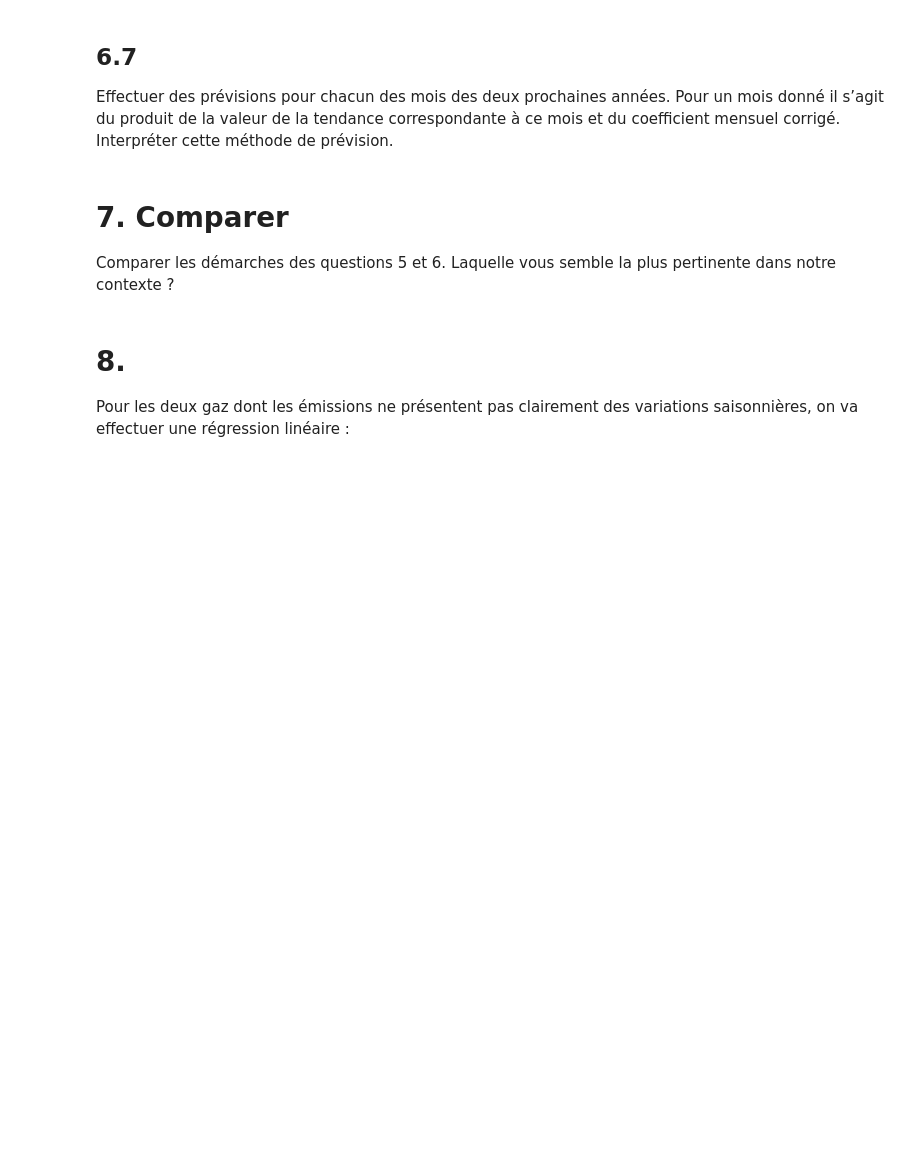
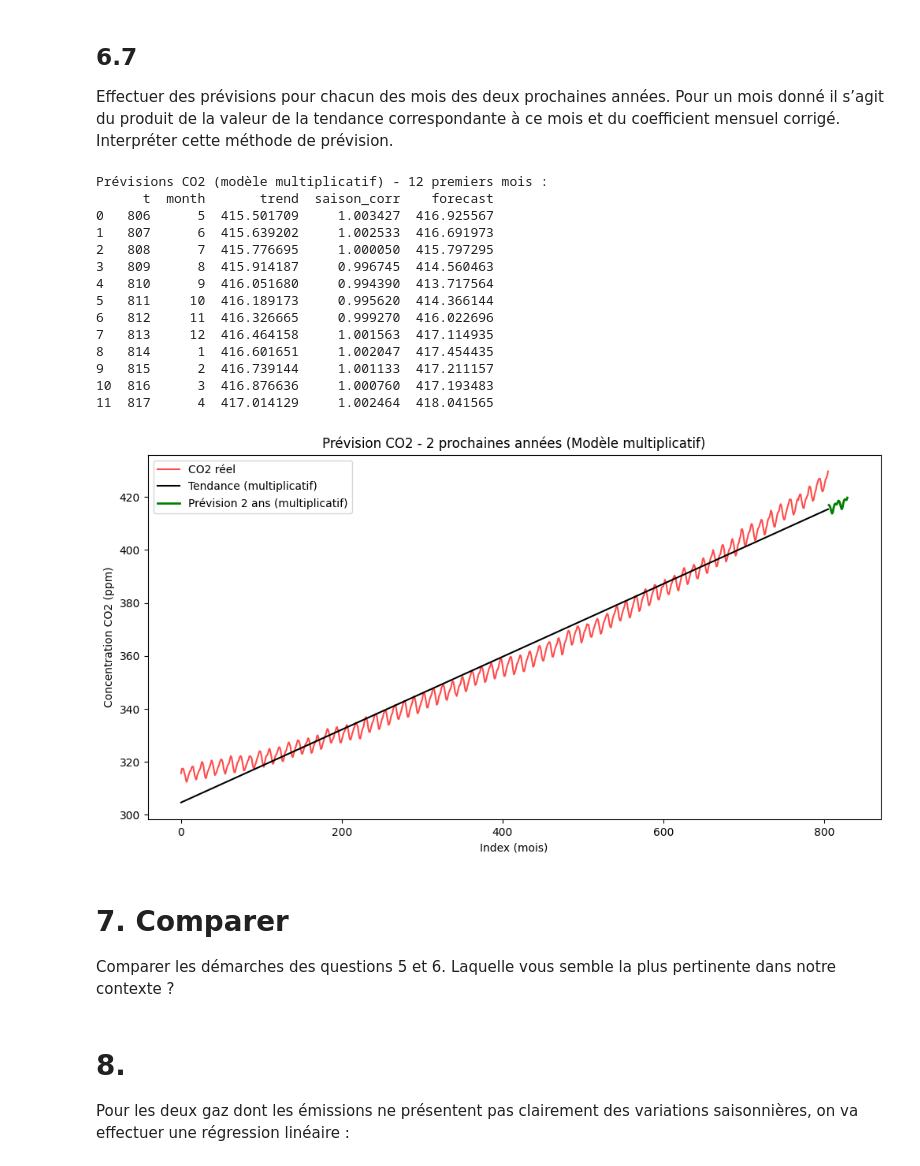
Before and after one commit to DiniBis/2STAT, a Jupyter notebook: main.ipynb, the cells around one changed output. Drawn from its saved outputs; the diff is of its cells as text; code cells hidden in the pictures; blank space fills up the shorter version.

```diff
--- a/main.ipynb
+++ b/main.ipynb
@@ -415,6 +571,61 @@ Même calcul de la tendance que précédemment.
 # %% [markdown]
 ## 6.7
 Effectuer des prévisions pour chacun des mois des deux prochaines années. Pour un mois donné il s’agit du produit de la valeur de la tendance correspondante à ce mois et du coefficient mensuel corrigé. Interpréter cette méthode de prévision.
+# %%
+#Prévisions CO2 (modèle multiplicatif)
+last_t_mult = len(co2)
+next_t_mult = np.arange(last_t_mult, last_t_mult + 24).reshape(-1, 1)
+
+#Prédiction de la tendance
+predicted_trend_mult = model_mult.predict(next_t_mult).flatten()
+
+#Mois correspondants
+future_months_mult = [(m % 12) + 1 for m in range(co2["month"].iloc[-1], co2["month"].iloc[-1] + 24)]
+
+#Coefficients saisonniers corrigés (multiplicatifs)
+season_corr_mult = np.array([coeffs_co2_corr_mult.get(m, 1) for m in future_months_mult])
+
+#Prévision finale (produit au lieu de somme)
+forecast_mult = predicted_trend_mult * season_corr_mult
+
+#DataFrame des prévisions
+df_forecast_mult = pd.DataFrame({
+    "t": next_t_mult.flatten(),
+    "month": future_months_mult,
+    "trend": predicted_trend_mult,
+    "saison_corr": season_corr_mult,
+    "forecast": forecast_mult
+})
+
+print("Prévisions CO2 (modèle multiplicatif) - 12 premiers mois :")
+print(df_forecast_mult.head(12))
+
+# Visualisation
+plt.figure(figsize=(12, 6))
+plt.plot(co2["average"], label="CO2 réel", color="red", alpha=0.7)
+plt.plot(co2["trend_mult"], label="Tendance (multiplicatif)", color="black")
+plt.plot(range(last_t_mult, last_t_mult + 24), forecast_mult, label="Prévision 2 ans (multiplicatif)", color="green", linewidth=2)
+plt.title("Prévision CO2 - 2 prochaines années (Modèle multiplicatif)")
+plt.ylabel("Concentration CO2 (ppm)")
+plt.xlabel("Index (mois)")
+plt.legend()
+plt.show()
+# %% [output]
+Prévisions CO2 (modèle multiplicatif) - 12 premiers mois :
+      t  month       trend  saison_corr    forecast
+0   806      5  415.501709     1.003427  416.925567
+1   807      6  415.639202     1.002533  416.691973
+2   808      7  415.776695     1.000050  415.797295
+3   809      8  415.914187     0.996745  414.560463
+4   810      9  416.051680     0.994390  413.717564
+5   811     10  416.189173     0.995620  414.366144
+6   812     11  416.326665     0.999270  416.022696
+7   813     12  416.464158     1.001563  417.114935
+8   814      1  416.601651     1.002047  417.454435
+9   815      2  416.739144     1.001133  417.211157
+10  816      3  416.876636     1.000760  417.193483
+11  817      4  417.014129     1.002464  418.041565
+[figure, added]
 # %% [markdown]
 # 7. Comparer
 Comparer les démarches des questions 5 et 6. Laquelle vous semble la plus pertinente dans notre contexte ?
```
Also changed, not shown: parts of 14 cells of this notebook.
